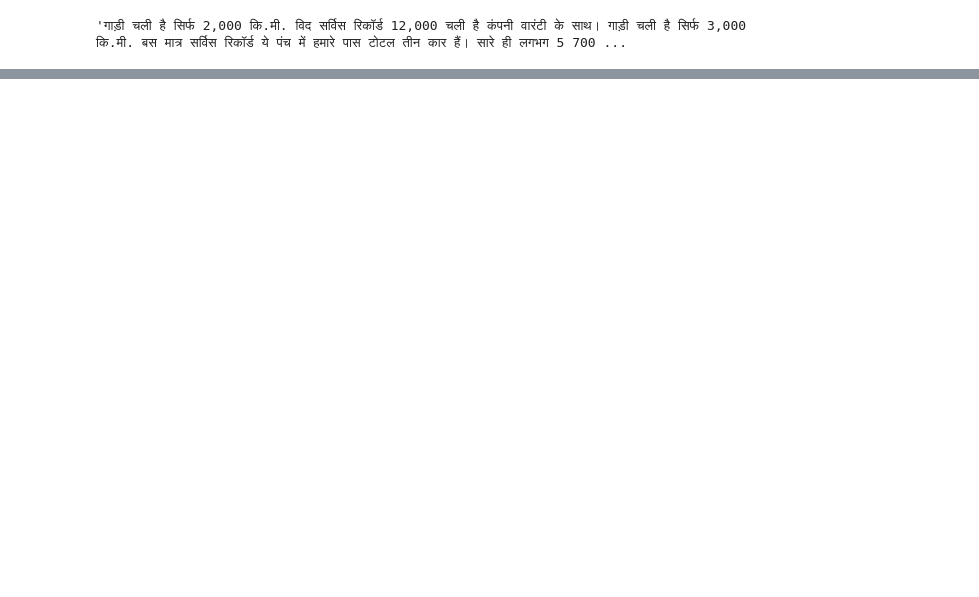
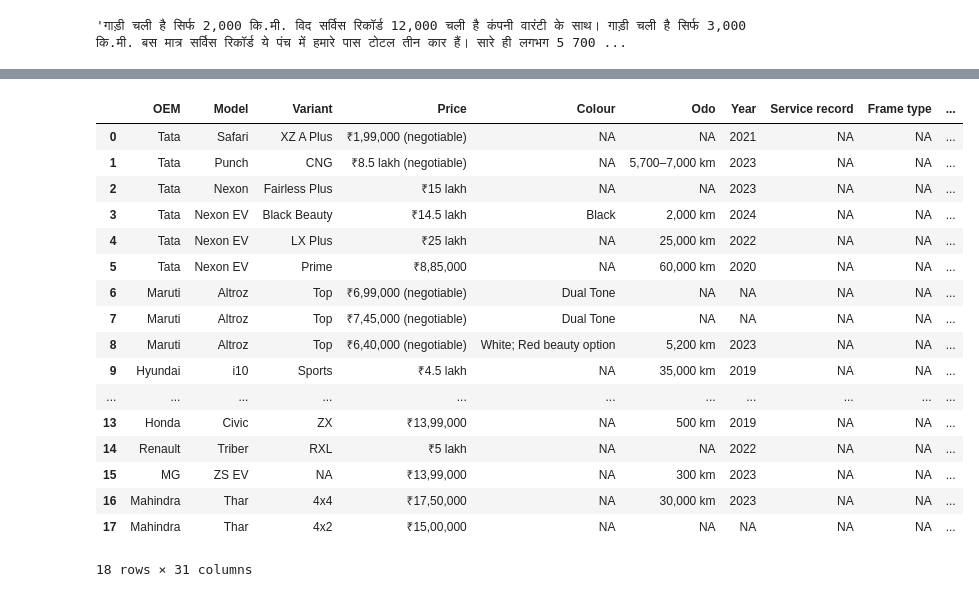
Before and after one commit to SnehalSwadhin/yt-transcript, a Jupyter notebook: notebook.ipynb, the cells around one changed output, grey strips where cells are left out. Saved outputs shown, nothing was run; the diff lists cells and outputs as text; code cells hidden in the pictures; blank space fills up the shorter version.

```diff
--- a/notebook.ipynb
+++ b/notebook.ipynb
@@ -194,0 +526,31 @@ Ollama returned item with unexpected structure: {}
+# %%
+def extract_dealer_details_ollama(contact_corpus):
+    prompt = prompt_3_template.format(contact_corpus=contact_corpus)
+
+    # Call the LLM for the first time
+    response_1 = ollama.chat(
+        model="qwen3:30b", # Using a more advanced model can yield better results
+        messages=[
+            {"role": "system", "content": "You are a helpful assistant designed to output JSON. Your task is to extract dealer details from the provided text."},
+            {"role": "user", "content": prompt}
+        ],
+        think=True,
+        format='json'
+        # options={       # Optional: Adjust generation parameters if needed
+        #     'temperature': 0.2,
+        #     # 'num_predict': 1024 # Limit output length if necessary
+        # }
+    )
+    response_content = response_1['message']['content']
+    try:
+        # We can directly parse it without any cleaning
+        if response_content:
+            dealer_info = json.loads(response_content)
+            return dealer_info
+        else:
+            print("No dealer information found in the response.")
+            return None
+    except json.JSONDecodeError:
+        # This block is now mostly for safety; it should rarely be triggered
+        print("Error: Model returned invalid JSON even in JSON mode.")
+        return None
@@ -194,0 +625,21 @@ Ollama returned item with unexpected structure: {}
+# %%
+df
+# %% [output]
+|  | OEM | Model | Variant | Price | Colour | Odo | Year | Service record | Frame type | ... |
+| 0 | Tata | Safari | XZ A Plus | ₹1,99,000 (negotiable) | NA | NA | 2021 | NA | NA | ... |
+| 1 | Tata | Punch | CNG | ₹8.5 lakh (negotiable) | NA | 5,700–7,000 km | 2023 | NA | NA | ... |
+| 2 | Tata | Nexon | Fairless Plus | ₹15 lakh | NA | NA | 2023 | NA | NA | ... |
+| 3 | Tata | Nexon EV | Black Beauty | ₹14.5 lakh | Black | 2,000 km | 2024 | NA | NA | ... |
+| 4 | Tata | Nexon EV | LX Plus | ₹25 lakh | NA | 25,000 km | 2022 | NA | NA | ... |
+| 5 | Tata | Nexon EV | Prime | ₹8,85,000 | NA | 60,000 km | 2020 | NA | NA | ... |
+| 6 | Maruti | Altroz | Top | ₹6,99,000 (negotiable) | Dual Tone | NA | NA | NA | NA | ... |
+| 7 | Maruti | Altroz | Top | ₹7,45,000 (negotiable) | Dual Tone | NA | NA | NA | NA | ... |
+| 8 | Maruti | Altroz | Top | ₹6,40,000 (negotiable) | White; Red beauty option | 5,200 km | 2023 | NA | NA | ... |
+| 9 | Hyundai | i10 | Sports | ₹4.5 lakh | NA | 35,000 km | 2019 | NA | NA | ... |
+| ... | ... | ... | ... | ... | ... | ... | ... | ... | ... | ... |
+| 13 | Honda | Civic | ZX | ₹13,99,000 | NA | 500 km | 2019 | NA | NA | ... |
+| 14 | Renault | Triber | RXL | ₹5 lakh | NA | NA | 2022 | NA | NA | ... |
+| 15 | MG | ZS EV | NA | ₹13,99,000 | NA | 300 km | 2023 | NA | NA | ... |
+| 16 | Mahindra | Thar | 4x4 | ₹17,50,000 | NA | 30,000 km | 2023 | NA | NA | ... |
+| 17 | Mahindra | Thar | 4x2 | ₹15,00,000 | NA | NA | NA | NA | NA | ... |
+18 rows × 31 columns
```
Also changed, not shown: parts of 33 cells of this notebook, 5 other files.
